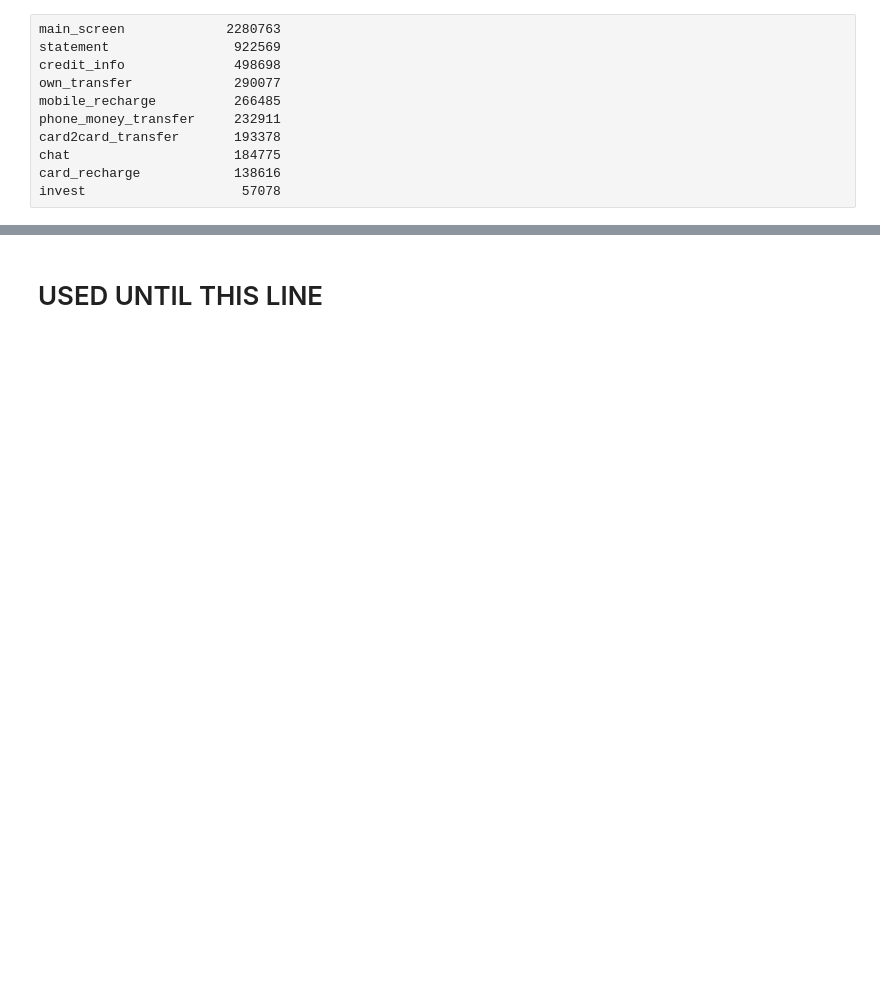
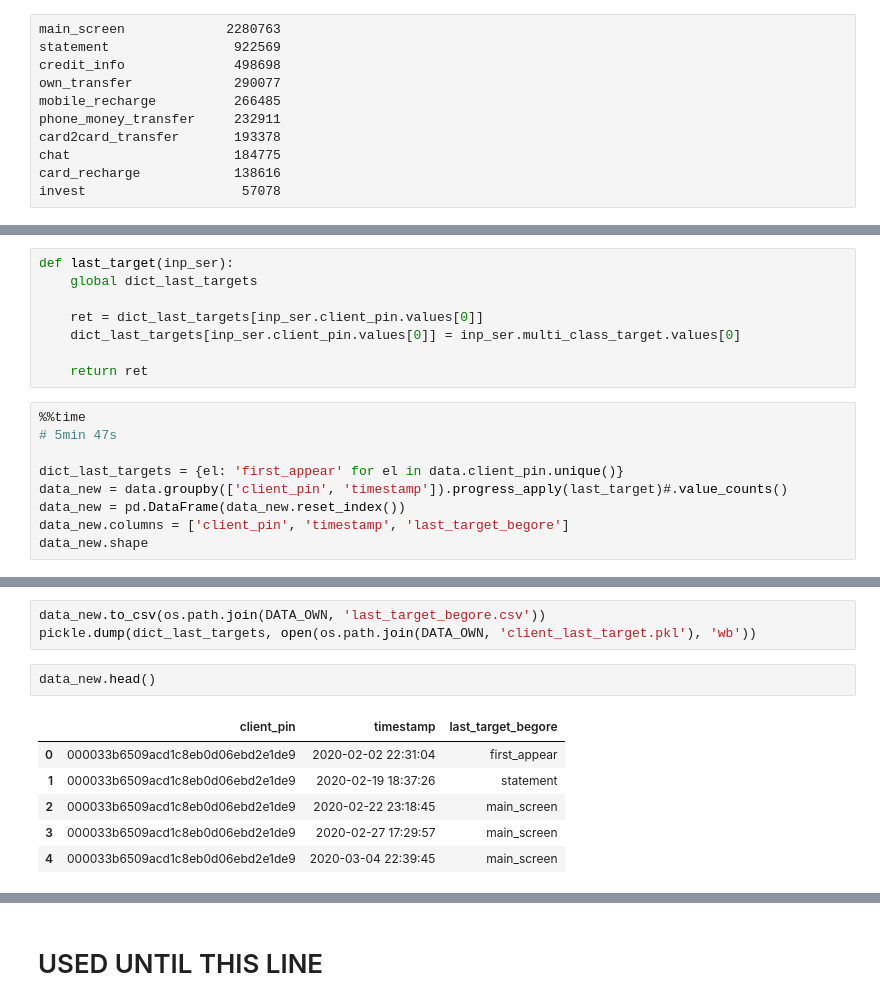
Before and after one commit to v010ch/AlfaBattle20_task1, a Jupyter notebook: step2_features_collect_stats.ipynb, the cells around one changed output, grey strips where cells are left out. Saved outputs shown, nothing was run; the diff lists cells and outputs as text; blank space fills up the shorter version.

```diff
--- a/step2_features_collect_stats.ipynb
+++ b/step2_features_collect_stats.ipynb
@@ -484,0 +496,17 @@ invest                    57078
+# %%
+def last_target(inp_ser):
+    global dict_last_targets
+
+    ret = dict_last_targets[inp_ser.client_pin.values[0]]
+    dict_last_targets[inp_ser.client_pin.values[0]] = inp_ser.multi_class_target.values[0]
+
+    return ret
+# %%
+%%time
+# 5min 47s
+
+dict_last_targets = {el: 'first_appear' for el in data.client_pin.unique()}
+data_new = data.groupby(['client_pin', 'timestamp']).progress_apply(last_target)#.value_counts()
+data_new = pd.DataFrame(data_new.reset_index())
+data_new.columns = ['client_pin', 'timestamp', 'last_target_begore']
+data_new.shape
@@ -484,0 +516,12 @@ invest                    57078
+# %%
+data_new.to_csv(os.path.join(DATA_OWN, 'last_target_begore.csv'))
+pickle.dump(dict_last_targets, open(os.path.join(DATA_OWN, 'client_last_target.pkl'), 'wb'))
+# %%
+data_new.head()
+# %% [output]
+|  | client_pin | timestamp | last_target_begore |
+| 0 | 000033b6509acd1c8eb0d06ebd2e1de9 | 2020-02-02 22:31:04 | first_appear |
+| 1 | 000033b6509acd1c8eb0d06ebd2e1de9 | 2020-02-19 18:37:26 | statement |
+| 2 | 000033b6509acd1c8eb0d06ebd2e1de9 | 2020-02-22 23:18:45 | main_screen |
+| 3 | 000033b6509acd1c8eb0d06ebd2e1de9 | 2020-02-27 17:29:57 | main_screen |
+| 4 | 000033b6509acd1c8eb0d06ebd2e1de9 | 2020-03-04 22:39:45 | main_screen |
```
Also changed, not shown: parts of 58 cells of this notebook, 12 other files.
